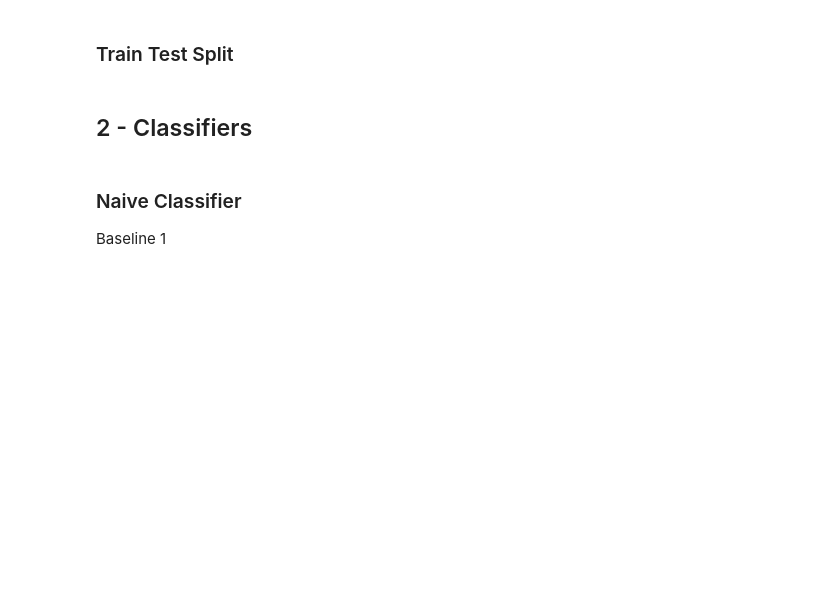
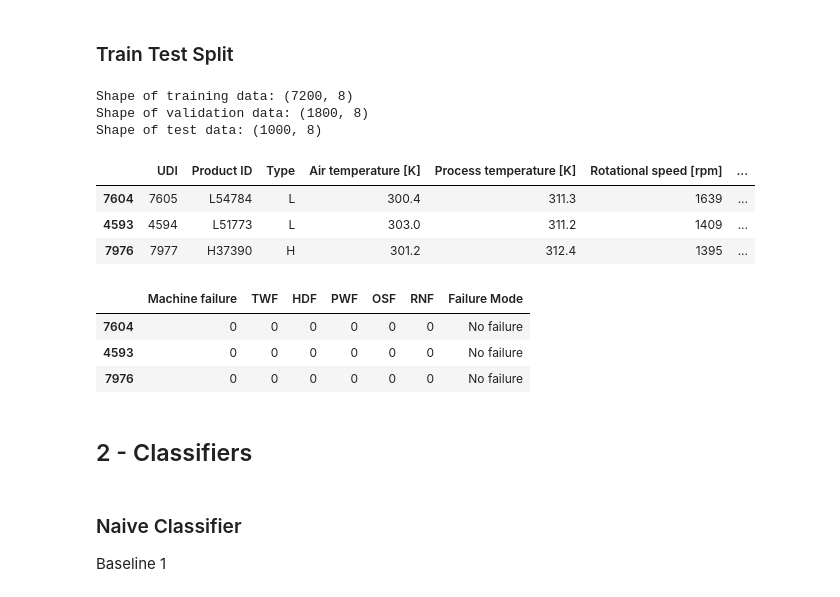
Before and after one commit to ascharie/CS349---Group8, a Jupyter notebook: Final Project/Main.ipynb, the cells around one changed output. Drawn from its saved outputs; the diff is of its cells as text; code cells hidden in the pictures; blank space fills up the shorter version.

```diff
--- a/Final Project/Main.ipynb
+++ b/Final Project/Main.ipynb
@@ -90,3 +91,16 @@ Correlation Matrix for Features
 # %% [markdown]
 ### Data Restructuring
 Multi-label versus multi-class classification?
+# %%
+def determine_failure_mode(event, specify_multiple):
+    failure_modes = [failure for failure in labels[1:] if event[failure] == 1]
+    if not failure_modes:
+        return 'No failure'
+    elif specify_multiple:
+        return '_'.join(failure_modes)
+    else:
+        return failure_modes[0] if len(failure_modes) == 1 else 'Multiple failures'
+# %%
+data['Failure Mode'] = data.apply(lambda event: determine_failure_mode(event = event, specify_multiple = False), axis=1)
+labels.append('Failure Mode') if 'Failure Mode' not in labels else None
+data['Failure Mode'].value_counts()
@@ -95,8 +119,24 @@ Multi-label versus multi-class classification?
 # %%
 # problem: hardly any RNF failures
 
-# X_remainder, X_test, y_remainder, y_test = train_test_split.train_test_split(data[features], data[labels], test_size=0.2, stratify=data[labels], random_state=42)
-# X_train, X_val, y_train, y_val = train_test_split.train_test_split(X_remainder, y_remainder, test_size=0.2, stratify=y_remainder, random_state=42)
+X_remainder, X_test, y_remainder, y_test = train_test_split.train_test_split(data[features], data[labels], test_size=0.1, stratify=data['Failure Mode'], random_state=42)
+X_train, X_val, y_train, y_val = train_test_split.train_test_split(X_remainder, y_remainder, test_size=0.2, stratify=y_remainder['Failure Mode'], random_state=42)
+print('Shape of training data:', X_train.shape)
+print('Shape of validation data:', X_val.shape)
+print('Shape of test data:', X_test.shape)
+display(X_train.head(3), y_train.head(3))
+# %% [output]
+Shape of training data: (7200, 8)
+Shape of validation data: (1800, 8)
+Shape of test data: (1000, 8)
+|  | UDI | Product ID | Type | Air temperature [K] | Process temperature [K] | Rotational speed [rpm] | ... |
+| 7604 | 7605 | L54784 | L | 300.4 | 311.3 | 1639 | ... |
+| 4593 | 4594 | L51773 | L | 303.0 | 311.2 | 1409 | ... |
+| 7976 | 7977 | H37390 | H | 301.2 | 312.4 | 1395 | ... |
+|  | Machine failure | TWF | HDF | PWF | OSF | RNF | Failure Mode |
+| 7604 | 0 | 0 | 0 | 0 | 0 | 0 | No failure |
+| 4593 | 0 | 0 | 0 | 0 | 0 | 0 | No failure |
+| 7976 | 0 | 0 | 0 | 0 | 0 | 0 | No failure |
 # %% [markdown]
 ## 2 - Classifiers
 # %% [markdown]
```
Also changed, not shown: parts of 3 cells of this notebook, 1 other file.
